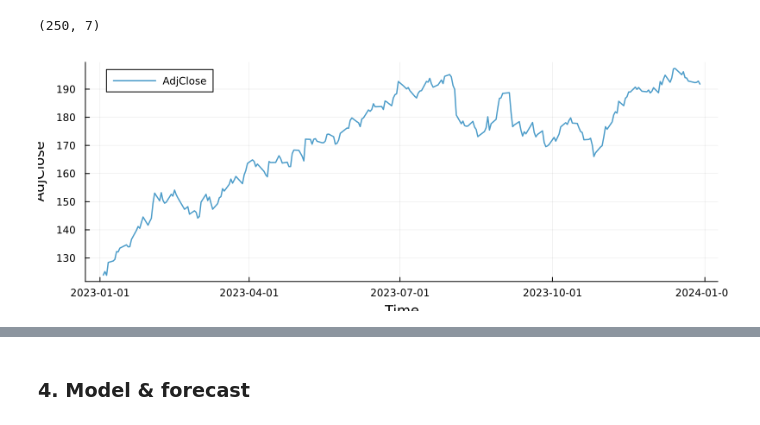
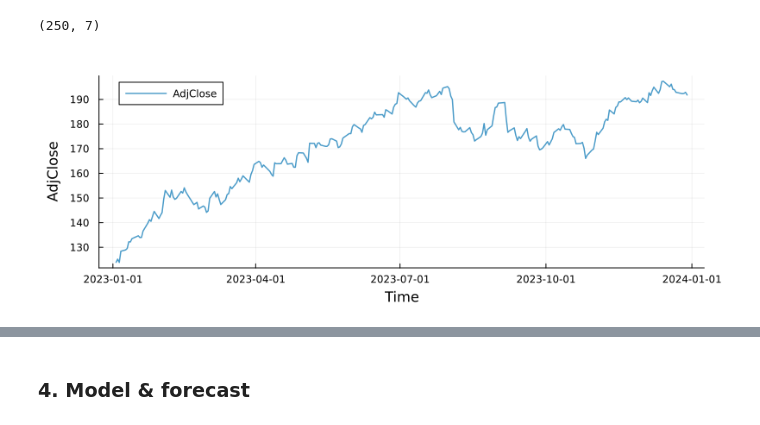
Before and after one commit to Tukan22/FE2P1SvobodaVlach, a Jupyter notebook: notebooks/project1.ipynb, the cells around one changed output, grey strips where cells are left out. Saved outputs shown, nothing was run; the diff lists cells and outputs as text; code cells hidden in the pictures.

```diff
--- a/notebooks/project1.ipynb
+++ b/notebooks/project1.ipynb
@@ -115,11 +98,12 @@ size(data_apple)
 # %%
 plot(data_apple.timestamp, data_apple.AdjClose,
     line=(1.5, 0.7, :solid), size=(800,300), palette=:seaborn_colorblind,
-    label="AdjClose", xlabel="Time", ylabel="AdjClose") # TODO: Proc se nevejdou axis labels??
+    label="AdjClose", xlabel="Time", ylabel="AdjClose",
+    margin=5Plots.mm)
 
 # savefig(plotsdir("apple_adjclose.png")) # Save to "plots/"
 # %% [output]
-[figure, old version]
+[figure, new version]
 # %%
 summary_stats = describe(data_apple[:, :AdjClose])
 # %% [output]
```
Also changed, not shown: parts of 25 cells of this notebook, 2 other files.
